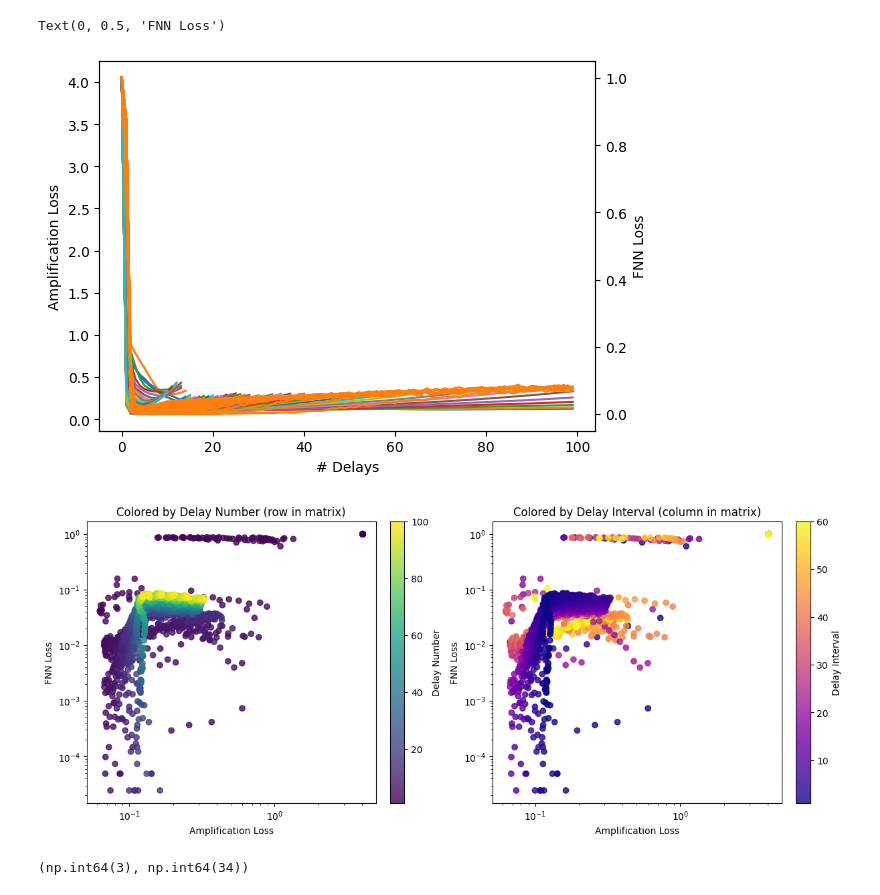
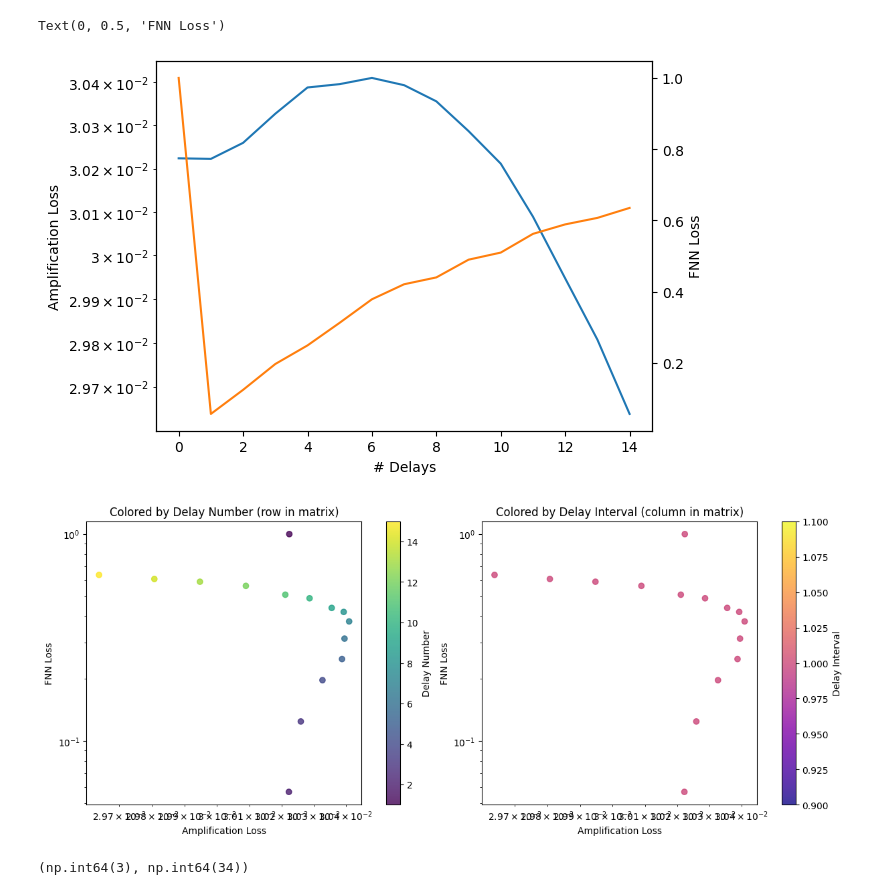
Before and after one commit to adamjeisen/JacobianODE, a Jupyter notebook: _jupyter/_sandbox/2026-03-02 - Delay Embedding Amp Loss.ipynb, the cells around one changed output. Saved outputs shown, nothing was run; the diff lists cells and outputs as text; code cells hidden in the pictures.

```diff
--- a/_jupyter/_sandbox/2026-03-02 - Delay Embedding Amp Loss.ipynb
+++ b/_jupyter/_sandbox/2026-03-02 - Delay Embedding Amp Loss.ipynb
@@ -21,8 +21,8 @@ from JacobianODE.jacobians.data import embed_signal_torch
 # ----------------------------------------------------------------
 # Data source: "dysts" or "wmtask"
 # ----------------------------------------------------------------
-DATA_SOURCE = "dysts"   # <-- change to "wmtask" for WM task RNN data
-# DATA_SOURCE = "wmtask"
+# DATA_SOURCE = "dysts"   # <-- change to "wmtask" for WM task RNN data
+DATA_SOURCE = "wmtask"
 
 # ----------------------------------------------------------------
 # wmtask-specific hyperparameters (ignored when DATA_SOURCE="dysts")
@@ -38,7 +38,8 @@ WMTASK_DIM = 128  # N1 + N2 = 64 + 64
 # "all" = use full 128-dim hidden state; or a list of indices, e.g. [0], [0, 1, 2], or list(range(42))
 # WMTASK_OBSERVED_INDICES = "all"
 USE_PARTIAL_OBS = True
-N_PARTIAL_OBS = 42
+# N_PARTIAL_OBS = 42
+N_PARTIAL_OBS = 12
 PARTIAL_OBS_SEED = 42
 if USE_PARTIAL_OBS:
     np.random.seed(PARTIAL_OBS_SEED)
@@ -195,15 +178,15 @@ def compute_fnn_metric(
 if DATA_SOURCE == "wmtask":
     N_DELAYS_VALS = np.arange(1, 16)
     INTERVAL_VALS = [1]
-    MAX_T = 30
+    MAX_T = 10
 else:
     N_DELAYS_VALS = np.arange(1, 101)
     # N_DELAYS_VALS = [10]
     # INTERVAL_VALS = np.arange(1, 21)
-    INTERVAL_VALS = np.arange(1, zero_crossings[0])
+    # INTERVAL_VALS = np.arange(1, zero_crossings[0])
     # INTERVAL_VALS = [zero_crossings[0]]
     # INTERVAL_VALS = [10]
-    # INTERVAL_VALS = [1]
+    INTERVAL_VALS = [1]
     MAX_T = 30
 
 iterator = tqdm(total=len(N_DELAYS_VALS) * len(INTERVAL_VALS))
@@ -360,13 +327,14 @@ plt.show()
 # %%
 plt.plot(amplification_loss_matrix)
 plt.ylabel('Amplification Loss')
 plt.xlabel('# Delays')
+plt.yscale('log')
 ax2 = plt.gca().twinx()
 ax2.plot(fnn_loss_matrix, c="C1")
 ax2.set_ylabel('FNN Loss')
 # %% [output]
 Text(0, 0.5, 'FNN Loss')
-[figure, old version]
+[figure, new version]
 # %%
 # Color the scatter plot by delay number (y-axis index) AND by delay interval (x-axis index)
 
@@ -411,7 +379,7 @@ axs[1].set_title("Colored by Delay Interval (column in matrix)")
 
 plt.show()
 # %% [output]
-[figure, old version]
+[figure, new version]
 # %%
 n_delays_list = []
 delay_intervals_list = []
```
Also changed, not shown: parts of 5 cells of this notebook, 4 other files.
